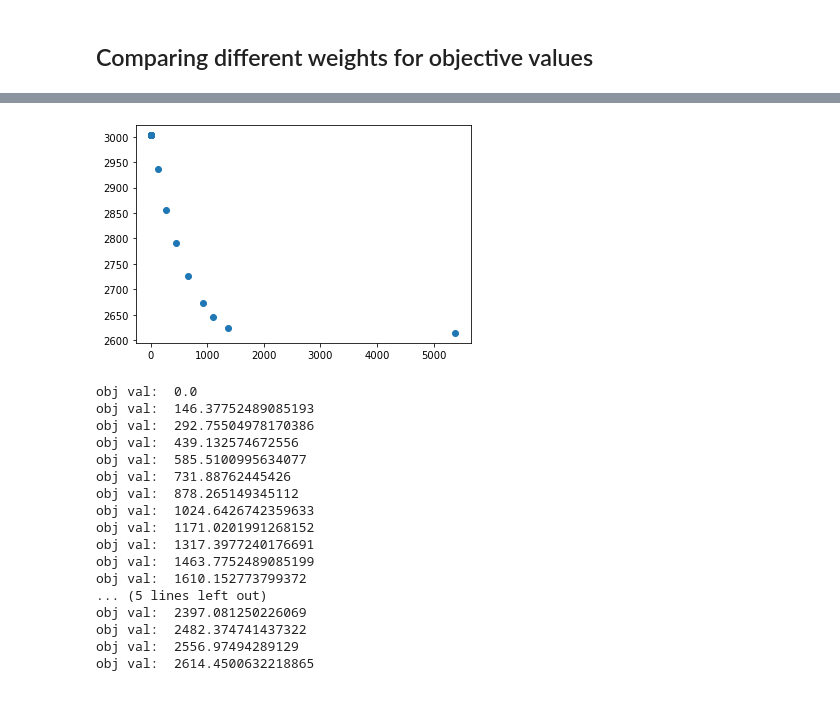
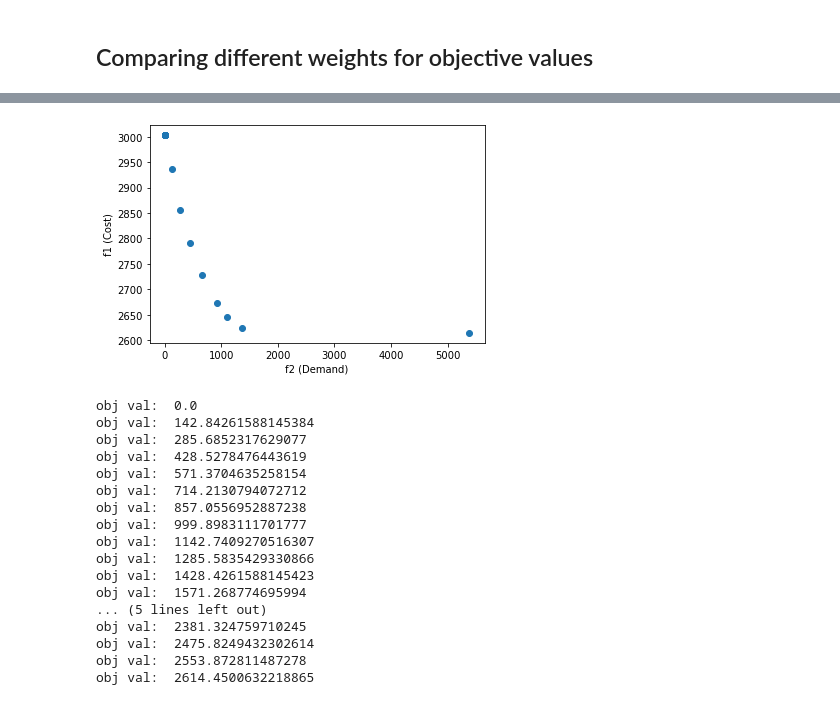
Before and after one commit to dkabe/SC_Resilience, a Jupyter notebook: Small Scale/stochastic_demand_p_robust_v4.ipynb, the cells around one changed output, grey strips where cells are left out. Cells and saved outputs as stored; diff of their text form; code cells hidden in the pictures.

```diff
--- a/Small Scale/stochastic_demand_p_robust_v4.ipynb
+++ b/Small Scale/stochastic_demand_p_robust_v4.ipynb
@@ -1338,34 +1346,36 @@ f2_1 = list(df_1['f2'])
 f1_1 = list(df_1['f1'])
 # %%
 plt.scatter(f2_1[1:], f1_1[1:])
+plt.xlabel('f2 (Demand)')
+plt.ylabel('f1 (Cost)')
 plt.show()
 # %% [output]
-[figure, old version]
+[figure, new version]
 # %%
 ## Configuration 2
 p = 0.4
-rl = 0.9
+rl = 0.8
 objective_vals = []
 for Dict in dictionaries:
     run_Model(p, rl, Dict)
     objective_vals.append([Dict['f1'], Dict['f2'], Cost_dict['f1'], Cost_dict['f2'], Summary_dict["OpenMPs"], Summary_dict["OpenDCs"]])
 # %% [output]
 obj val:  0.0
-obj val:  146.37752489085193
-obj val:  292.75504978170386
-obj val:  439.132574672556
-obj val:  585.5100995634077
-obj val:  731.88762445426
-obj val:  878.265149345112
-obj val:  1024.6426742359633
-obj val:  1171.0201991268152
-obj val:  1317.3977240176691
-obj val:  1463.7752489085199
-obj val:  1610.152773799372
+obj val:  142.84261588145384
+obj val:  285.6852317629077
+obj val:  428.5278476443619
+obj val:  571.3704635258154
+obj val:  714.2130794072712
+obj val:  857.0556952887238
+obj val:  999.8983111701777
+obj val:  1142.7409270516307
+obj val:  1285.5835429330866
+obj val:  1428.4261588145423
+obj val:  1571.268774695994
 ... (5 lines left out)
-obj val:  2397.081250226069
-obj val:  2482.374741437322
-obj val:  2556.97494289129
+obj val:  2381.324759710245
+obj val:  2475.8249432302614
+obj val:  2553.872811487278
 obj val:  2614.4500632218865
 # %%
 df_2 = pd.DataFrame((objective_vals), columns = ["f1 weight", "f2 weight", "f1", "f2", "Plants", "DCs"])
```
Also changed, not shown: parts of 22 cells of this notebook.
